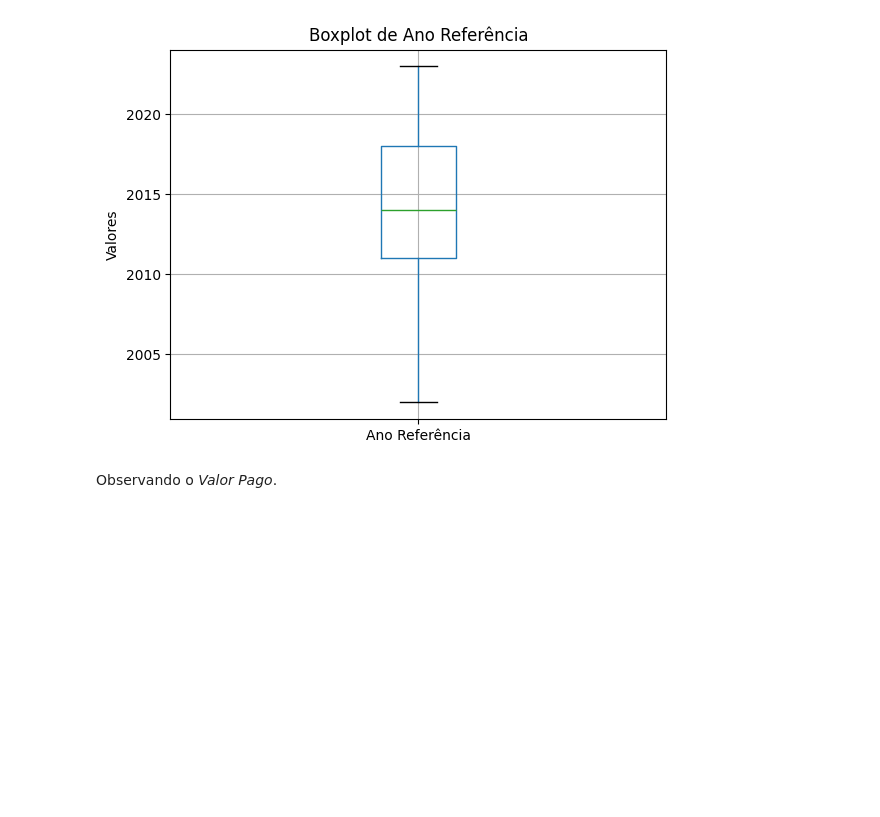
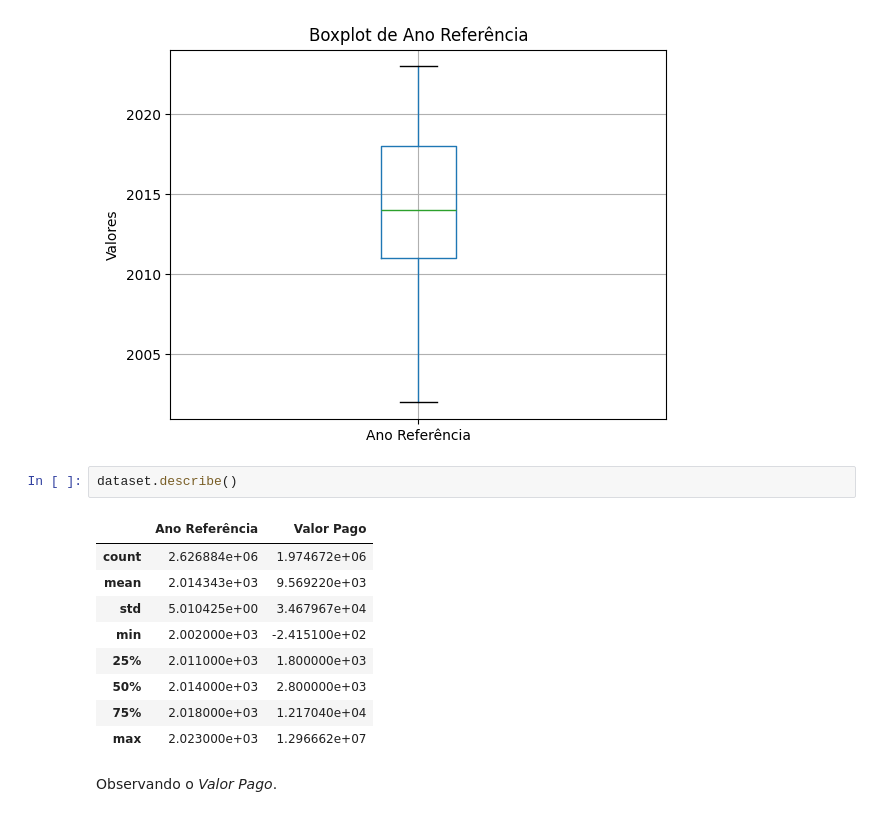
Before and after one commit to SidneyJunior01234/CD_IMD-EDA_AUX_BOLS_CNPq, a Jupyter notebook: Notebooks/EDA_CNPq.ipynb, the cells around one changed output. Drawn from its saved outputs; the diff is of its cells as text; blank space fills up the shorter version.

```diff
--- a/Notebooks/EDA_CNPq.ipynb
+++ b/Notebooks/EDA_CNPq.ipynb
@@ -415,6 +416,18 @@ plt.ylabel('Valores')
 plt.show()
 # %% [output]
 [figure]
+# %%
+dataset.describe()
+# %% [output]
+|  | Ano Referência | Valor Pago |
+| count | 2.626884e+06 | 1.974672e+06 |
+| mean | 2.014343e+03 | 9.569220e+03 |
+| std | 5.010425e+00 | 3.467967e+04 |
+| min | 2.002000e+03 | -2.415100e+02 |
+| 25% | 2.011000e+03 | 1.800000e+03 |
+| 50% | 2.014000e+03 | 2.800000e+03 |
+| 75% | 2.018000e+03 | 1.217040e+04 |
+| max | 2.023000e+03 | 1.296662e+07 |
 # %% [markdown]
 Observando o *Valor Pago*.
 # %%
```
Also changed, not shown: parts of 18 cells of this notebook.
